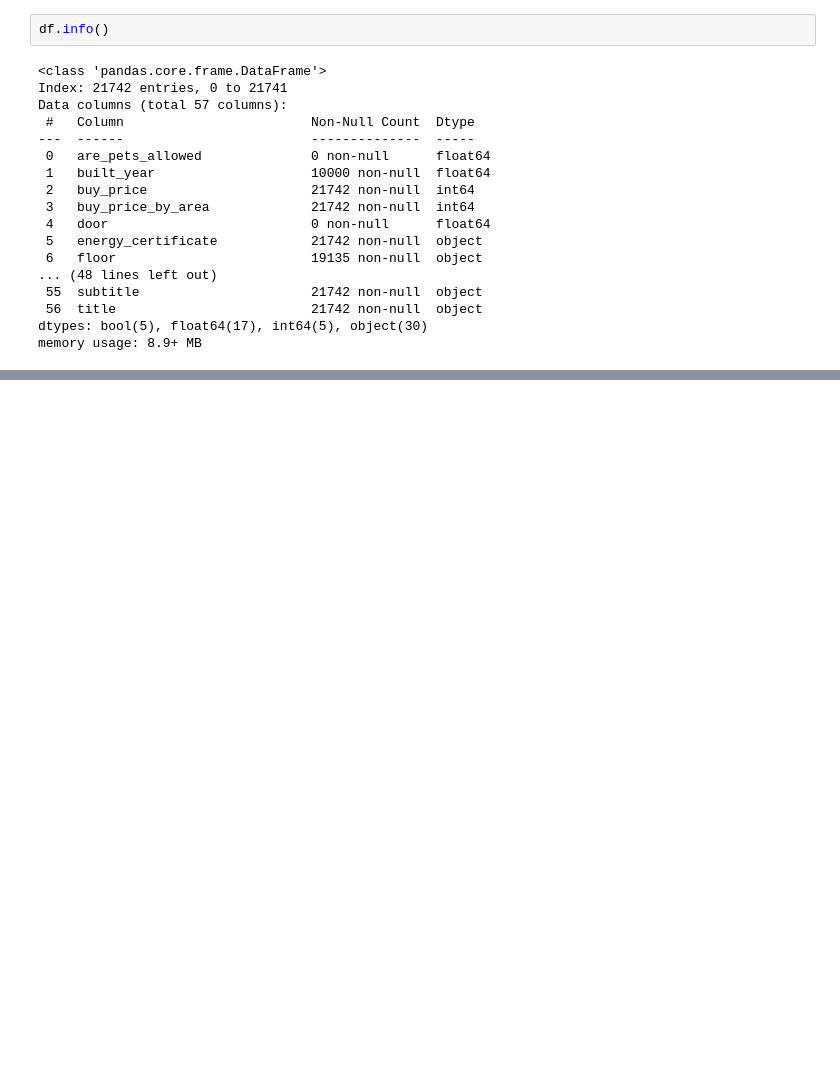
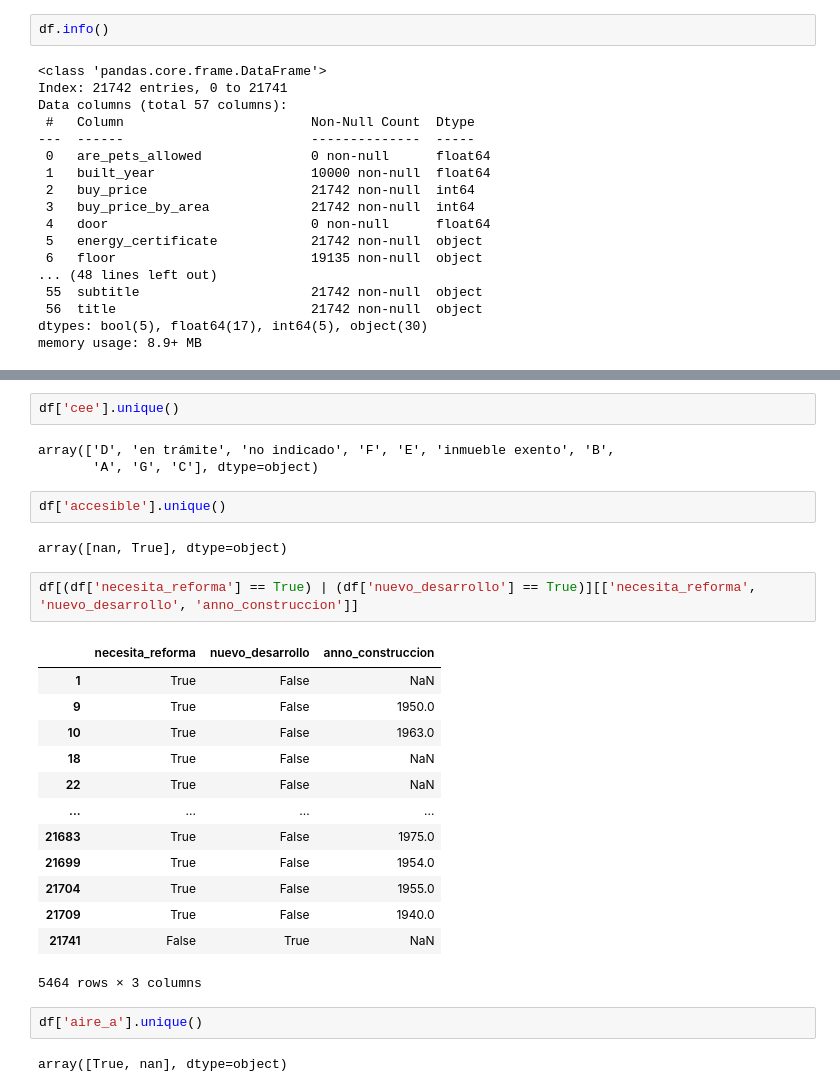
Before and after one commit to mariaortizz/DS_PT_09_2023, a Jupyter notebook: EDA/Madrid_real_state/limpieza_data_frame.ipynb, the cells around one changed output, grey strips where cells are left out. Cells and saved outputs as stored; diff of their text form; blank space fills up the shorter version.

```diff
--- a/EDA/Madrid_real_state/limpieza_data_frame.ipynb
+++ b/EDA/Madrid_real_state/limpieza_data_frame.ipynb
@@ -91,0 +189,29 @@ df.describe(include='object')
+# %%
+df['cee'].unique()
+# %% [output]
+array(['D', 'en trámite', 'no indicado', 'F', 'E', 'inmueble exento', 'B',
+       'A', 'G', 'C'], dtype=object)
+# %%
+df['accesible'].unique()
+# %% [output]
+array([nan, True], dtype=object)
+# %%
+df[(df['necesita_reforma'] == True) | (df['nuevo_desarrollo'] == True)][['necesita_reforma', 'nuevo_desarrollo', 'anno_construccion']]
+# %% [output]
+|  | necesita_reforma | nuevo_desarrollo | anno_construccion |
+| 1 | True | False | NaN |
+| 9 | True | False | 1950.0 |
+| 10 | True | False | 1963.0 |
+| 18 | True | False | NaN |
+| 22 | True | False | NaN |
+| ... | ... | ... | ... |
+| 21683 | True | False | 1975.0 |
+| 21699 | True | False | 1954.0 |
+| 21704 | True | False | 1955.0 |
+| 21709 | True | False | 1940.0 |
+| 21741 | False | True | NaN |
+5464 rows × 3 columns
+# %%
+df['aire_a'].unique()
+# %% [output]
+array([True, nan], dtype=object)
```
Also changed, not shown: parts of 13 cells of this notebook.
